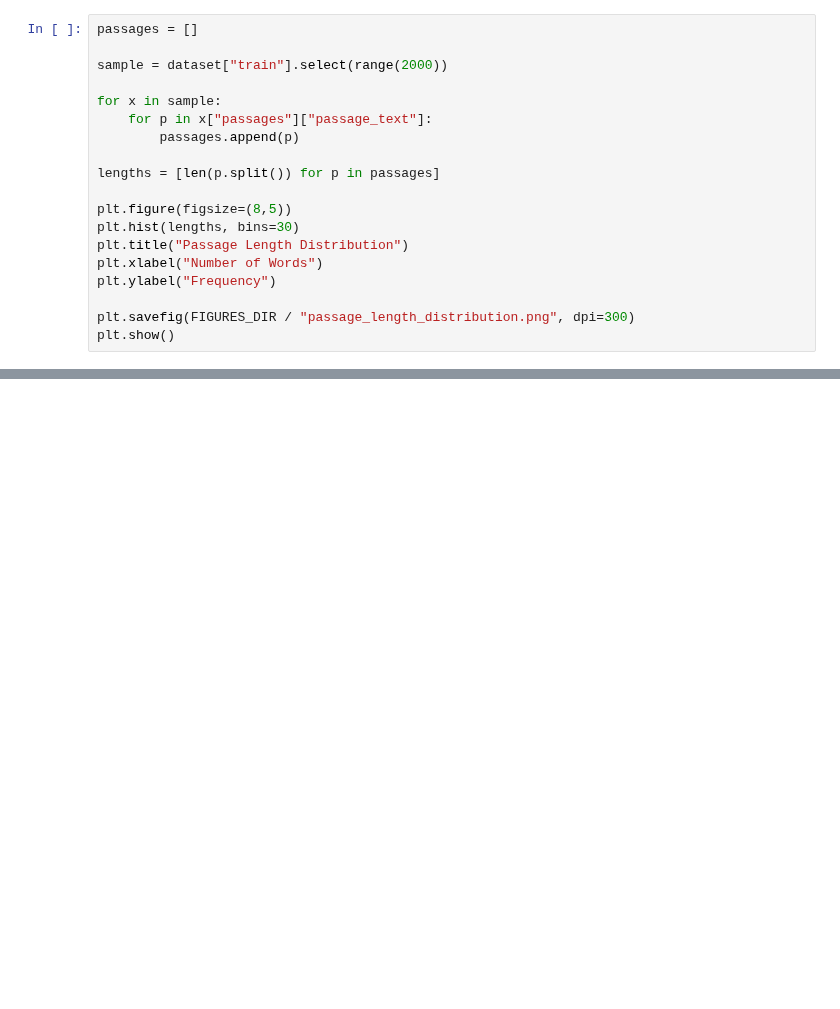
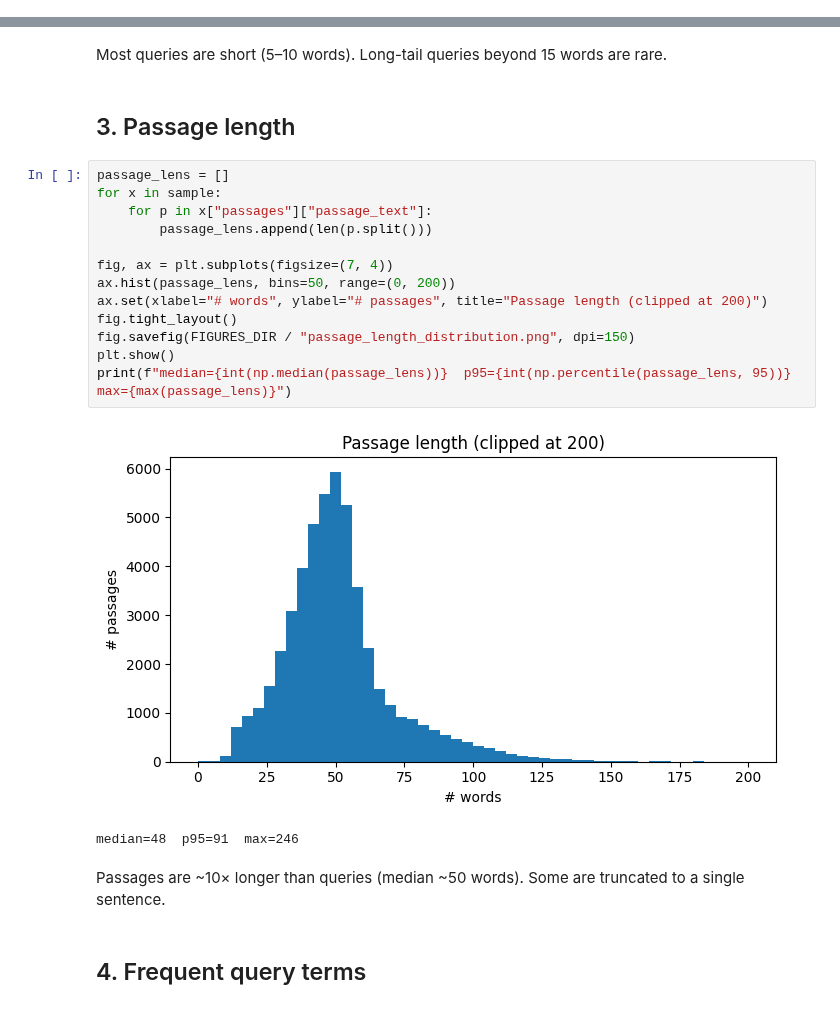
Before and after one commit to GioiaZheng/msmarco-genqa, a Jupyter notebook: notebooks/week01_eda.ipynb, the cells around one changed output, grey strips where cells are left out. Cells and saved outputs as stored; diff of their text form; blank space fills up the shorter version.

```diff
--- a/notebooks/week01_eda.ipynb
+++ b/notebooks/week01_eda.ipynb
@@ -138,19 +32,0 @@ Next, we analyze the length distribution of candidate passages. For efficiency,
-# %%
-passages = []
-
-sample = dataset["train"].select(range(2000))
-
-for x in sample:
-    for p in x["passages"]["passage_text"]:
-        passages.append(p)
-
-lengths = [len(p.split()) for p in passages]
-
-plt.figure(figsize=(8,5))
-plt.hist(lengths, bins=30)
-plt.title("Passage Length Distribution")
-plt.xlabel("Number of Words")
-plt.ylabel("Frequency")
-
-plt.savefig(FIGURES_DIR / "passage_length_distribution.png", dpi=300)
-plt.show()
@@ -463,0 +113,24 @@ Therefore, the current findings should be interpreted as an initial descriptive
+# %% [markdown]
+Most queries are short (5–10 words). Long-tail queries beyond 15 words are rare.
+# %% [markdown]
+## 3. Passage length
+# %%
+passage_lens = []
+for x in sample:
+    for p in x["passages"]["passage_text"]:
+        passage_lens.append(len(p.split()))
+
+fig, ax = plt.subplots(figsize=(7, 4))
+ax.hist(passage_lens, bins=50, range=(0, 200))
+ax.set(xlabel="# words", ylabel="# passages", title="Passage length (clipped at 200)")
+fig.tight_layout()
+fig.savefig(FIGURES_DIR / "passage_length_distribution.png", dpi=150)
+plt.show()
+print(f"median={int(np.median(passage_lens))}  p95={int(np.percentile(passage_lens, 95))}  max={max(passage_lens)}")
+# %% [output]
+[figure, added]
+median=48  p95=91  max=246
+# %% [markdown]
+Passages are ~10× longer than queries (median ~50 words). Some are truncated to a single sentence.
+# %% [markdown]
+## 4. Frequent query terms
```
Also changed, not shown: parts of 57 cells of this notebook, 12 other files.
